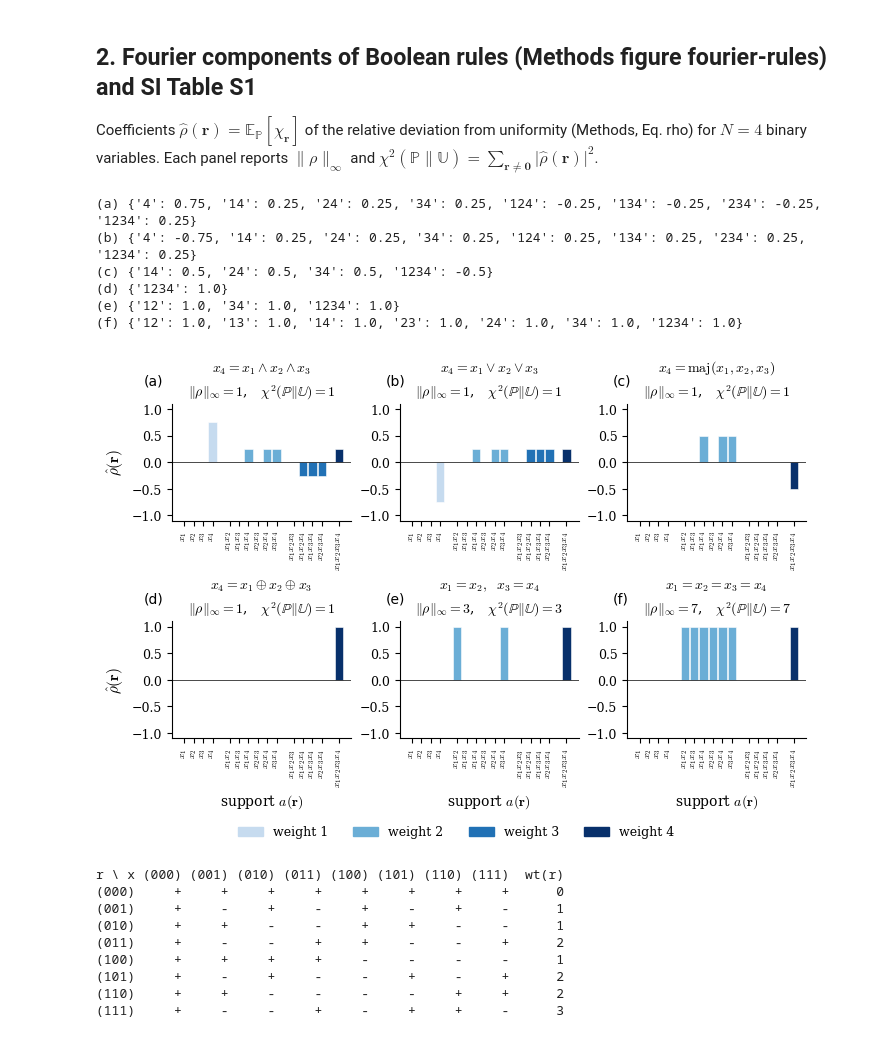
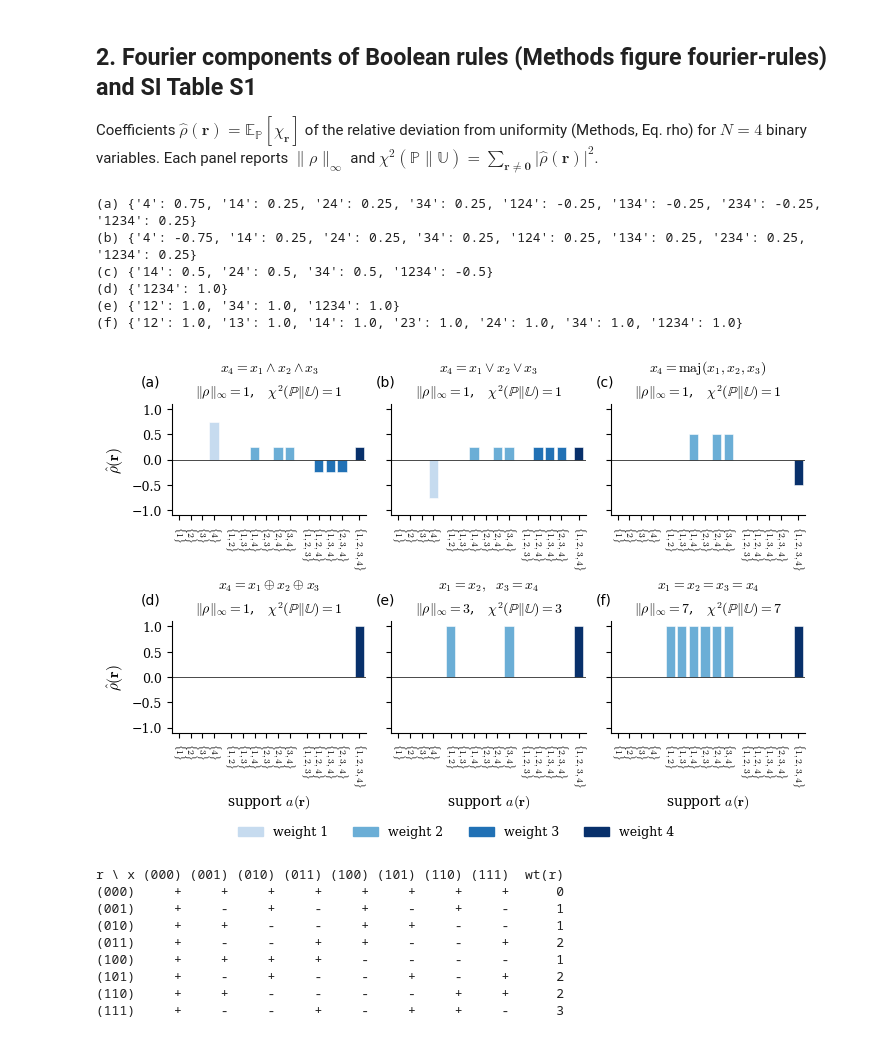
Before and after one commit to GuEMM/OrderWeights, a Jupyter notebook: notebooks/reproduce_figures_and_tables.ipynb, the cells around one changed output. Drawn from its saved outputs; the diff is of its cells as text; code cells hidden in the pictures.

```diff
--- a/notebooks/reproduce_figures_and_tables.ipynb
+++ b/notebooks/reproduce_figures_and_tables.ipynb
@@ -132,37 +132,39 @@ fig, axes = plt.subplots(2, 3, figsize=(18 * cm, 12.5 * cm), constrained_layout=
 for k, (ax, (title, P)) in enumerate(zip(axes.ravel(), RULES)):
     vals = np.array([fourier.rho_hat(P, a) for a in SUP])
     pos, x = [], 0.0
     for j, a in enumerate(SUP):
-        if j and len(a) != len(SUP[j - 1]): x += 0.8
+        if j and len(a) != len(SUP[j - 1]): x += 0.5
         pos.append(x); x += 1.0
-    ax.bar(pos, vals, width=0.9, color=[WCOL[len(a)] for a in SUP], edgecolor="white", linewidth=0.4)
+    ax.bar(pos, vals, width=0.8, color=[WCOL[len(a)] for a in SUP], edgecolor="white", linewidth=0.4)
     ax.axhline(0, color="k", lw=0.5)
-    ax.set_xticks(pos); ax.set_xticklabels(["$" + "".join(f"x_{i+1}" for i in a) + "$" for a in SUP], rotation=90, fontsize=7)
+    ax.set_xlim(pos[0] - 0.6, pos[-1] + 0.6)
+    ax.set_xticks(pos); ax.set_xticklabels([r"$\{" + ",".join(str(i + 1) for i in a) + r"\}$" for a in SUP], rotation=-90, fontsize=7)
     ax.set_ylim(-1.1, 1.1); ax.set_yticks([-1, -0.5, 0, 0.5, 1])
     if k % 3 == 0: ax.set_ylabel(r"$\hat\rho(\mathbf{r})$", fontsize=11)
+    else: ax.tick_params(axis="y", labelleft=False)          # same y-axis in every panel: labels on the first column only
     rho = P * 2 ** N - 1
     ax.set_title(title + "\n" + rf"$\|\rho\|_\infty={np.abs(rho).max():.0f}$,   $\chi^2(\mathbb{{P}}\|\mathbb{{U}})={np.sum(vals**2):.0f}$",
                  fontsize=10, linespacing=1.5)
     ax.text(-0.16 if k % 3 == 0 else -0.08, 1.16, f"({'abcdef'[k]})", transform=ax.transAxes, fontsize=10, fontfamily="sans-serif")
     if k >= 3: ax.set_xlabel(r"support $a(\mathbf{r})$", fontsize=10)
     for sp in ("top", "right"): ax.spines[sp].set_visible(False)
     print(f"({'abcdef'[k]})", {"".join(str(i + 1) for i in a): round(float(v), 3) for a, v in zip(SUP, vals) if abs(v) > 1e-12})
 fig.legend([plt.Rectangle((0, 0), 1, 1, color=WCOL[m]) for m in WCOL], [f"weight {m}" for m in WCOL],
            ncol=4, frameon=False, fontsize=9, loc="outside lower center")
 save(fig, "Figure_6_Fourier_decomposition_some_rules")
 plt.show()
 
 # in (e) the weight-4 component is the product of the two weight-2 components
 P = RULES[4][1]
 assert np.isclose(fourier.rho_hat(P, (0, 1, 2, 3)), fourier.rho_hat(P, (0, 1)) * fourier.rho_hat(P, (2, 3)))
 # %% [output]
 (a) {'4': 0.75, '14': 0.25, '24': 0.25, '34': 0.25, '124': -0.25, '134': -0.25, '234': -0.25, '1234': 0.25}
 (b) {'4': -0.75, '14': 0.25, '24': 0.25, '34': 0.25, '124': 0.25, '134': 0.25, '234': 0.25, '1234': 0.25}
 (c) {'14': 0.5, '24': 0.5, '34': 0.5, '1234': -0.5}
 (d) {'1234': 1.0}
 (e) {'12': 1.0, '34': 1.0, '1234': 1.0}
 (f) {'12': 1.0, '13': 1.0, '14': 1.0, '23': 1.0, '24': 1.0, '34': 1.0, '1234': 1.0}
-[figure, old version]
+[figure, new version]
 # %%
 # SI Table S1: values of the characters chi_r(x) = (-1)^{r.x} for N = 3 Boolean variables
 states, table = fourier.character_table(3)
```
Also changed, not shown: parts of 6 cells of this notebook.
